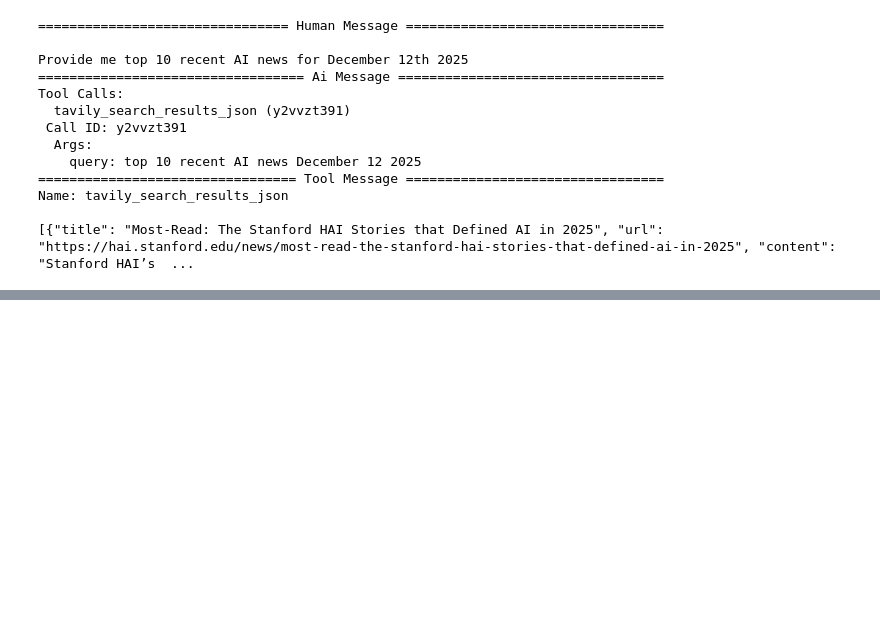
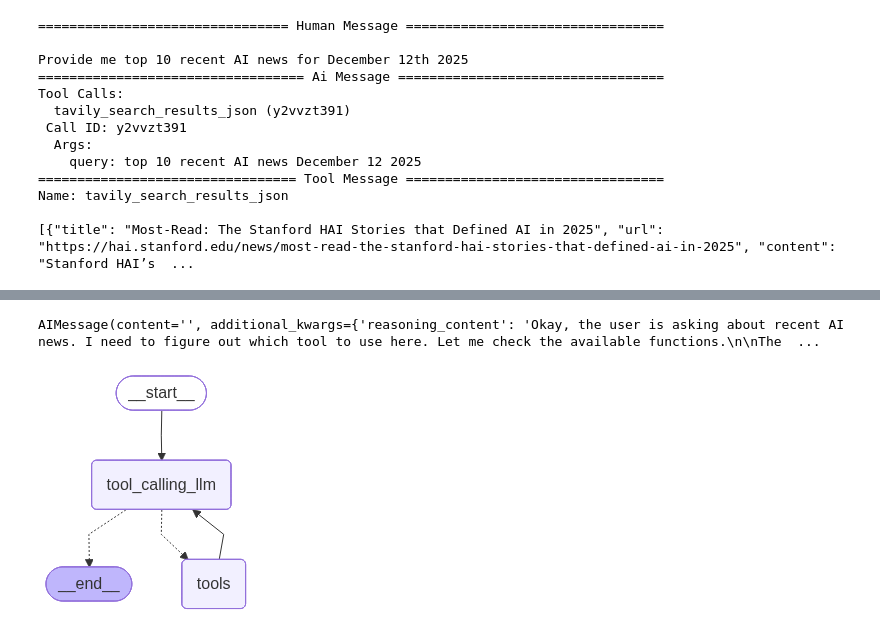
Before and after one commit to siddu28/LangchainUpdated, a Jupyter notebook: langGraph_Basics/chainsLangGraph.ipynb, the cells around one changed output, grey strips where cells are left out. Drawn from its saved outputs; the diff is of its cells as text; code cells hidden in the pictures; blank space fills up the shorter version.

```diff
--- a/langGraph_Basics/chainsLangGraph.ipynb
+++ b/langGraph_Basics/chainsLangGraph.ipynb
@@ -355,0 +358,32 @@ Name: tavily_search_results_json
+# %%
+def multiply(a:int,b:int)->int:
+    """Multiply a and b"""
+    return a*b
+
+def divide(a:int,b:int)->float:
+    """Divide a and b"""
+    return a/b
+# %%
+tools = [arxiv,wiki,add,multiply,divide,tavily]
+# %%
+llm_with_tools = model.bind_tools(tools)
+# %%
+llm_with_tools.invoke("what is recent AI news")
+# %% [output]
+AIMessage(content='', additional_kwargs={'reasoning_content': 'Okay, the user is asking about recent AI news. I need to figure out which tool to use here. Let me check the available functions.\n\nThe  ...
+# %%
+def tool_calling_llm(state:State):
+    return {"messages":[llm_with_tools.invoke(state["messages"])]}
+# %%
+builder = StateGraph(State)
+builder.add_node("tool_calling_llm",tool_calling_llm)
+builder.add_node("tools",ToolNode(tools))
+
+builder.add_edge(START,"tool_calling_llm")
+builder.add_conditional_edges("tool_calling_llm",tools_condition)
+builder.add_edge("tools","tool_calling_llm")
+
+graph = builder.compile()
+display(Image(graph.get_graph().draw_mermaid_png()))
+# %% [output]
+[figure, added]
```
Also changed, not shown: parts of 2 cells of this notebook.
